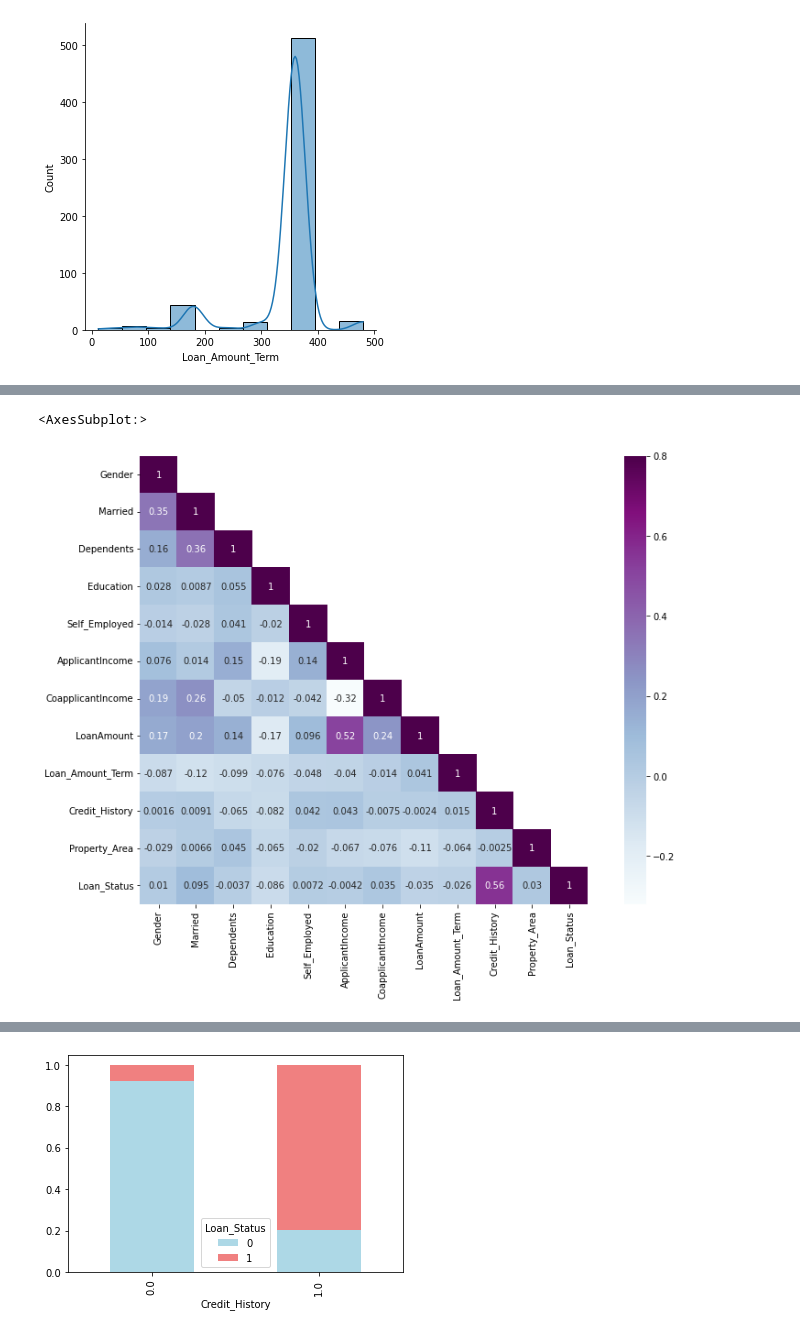
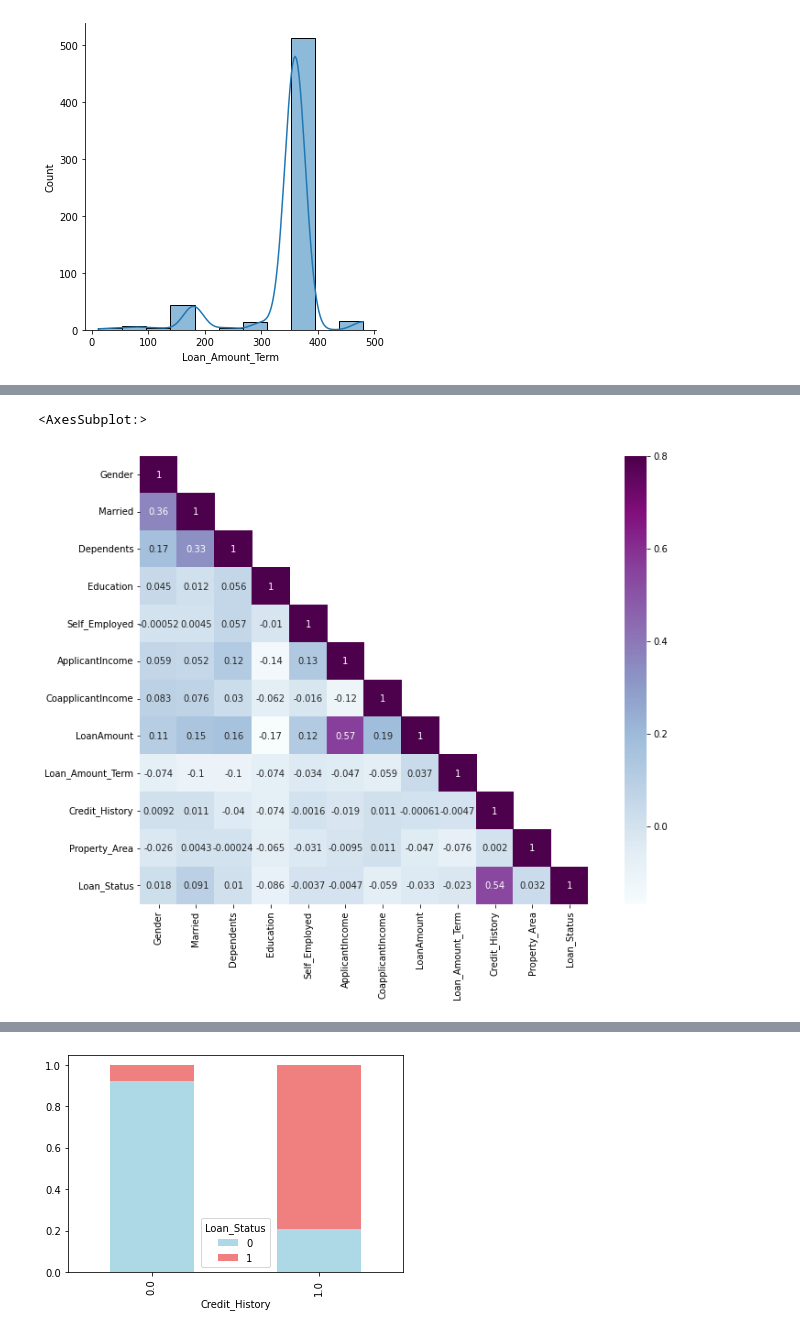
Before and after one commit to CSP-Simon/proiectDSI, a Jupyter notebook: ProiectDSI.ipynb, the cells around one changed output, grey strips where cells are left out. Cells and saved outputs as stored; diff of their text form; code cells hidden in the pictures.

```diff
--- a/ProiectDSI.ipynb
+++ b/ProiectDSI.ipynb
@@ -212,0 +239,11 @@ sns.displot(train.Loan_Amount_Term,kde=True)
+# %%
+#Clean the data
+#categoricall
+train["Gender"].fillna(train["Gender"].mode()[0],inplace=True)
+train["Married"].fillna(train["Married"].mode()[0],inplace=True)
+train['Dependents'].fillna(train["Dependents"].mode()[0],inplace=True)
+train["Self_Employed"].fillna(train["Self_Employed"].mode()[0],inplace=True)
+train["Credit_History"].fillna(train["Credit_History"].mode()[0],inplace=True)
+#numerical
+train["Loan_Amount_Term"].fillna(train["Loan_Amount_Term"].mode()[0],inplace=True)
+train["LoanAmount"].fillna(train["LoanAmount"].median(),inplace=True)
@@ -218,13 +277,16 @@ le=LabelEncoder()
 for i in categorical_features:
     train[i]=le.fit_transform(train[i])
 # %%
-
-corr_train=train.corr(method='spearman')
+#After we build the matrix (lower triangle of it) we can see there is a moderate correlation between
+#Loan Amount and Applicant Income
+#Also for Credit history and Loan Status (target value)
+#the rest of the numbers are to low to consider
+corr_train=train.corr()
 corr_train.to_markdown()
 lower_triang=corr_train.where(np.tril(np.ones(corr_train.shape)).astype(np.bool))
 plt.subplots(figsize=(14,9))
 sns.heatmap(lower_triang,vmax=.8, square=True, cmap="BuPu",annot=True)
 # %% [output]
 <AxesSubplot:>
-[figure, old version]
+[figure, new version]
 # %%
```
Also changed, not shown: parts of 10 cells of this notebook.
